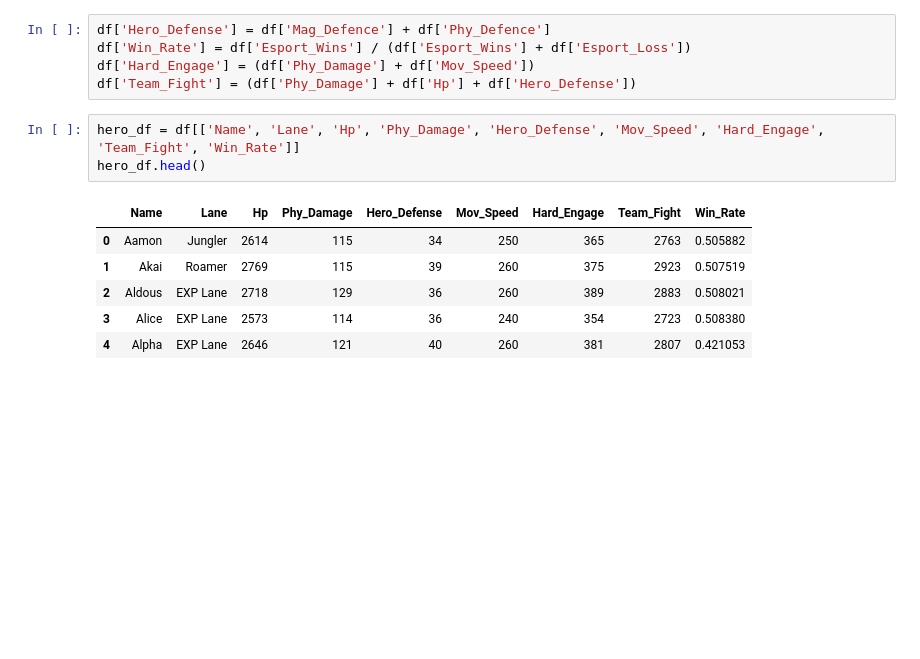
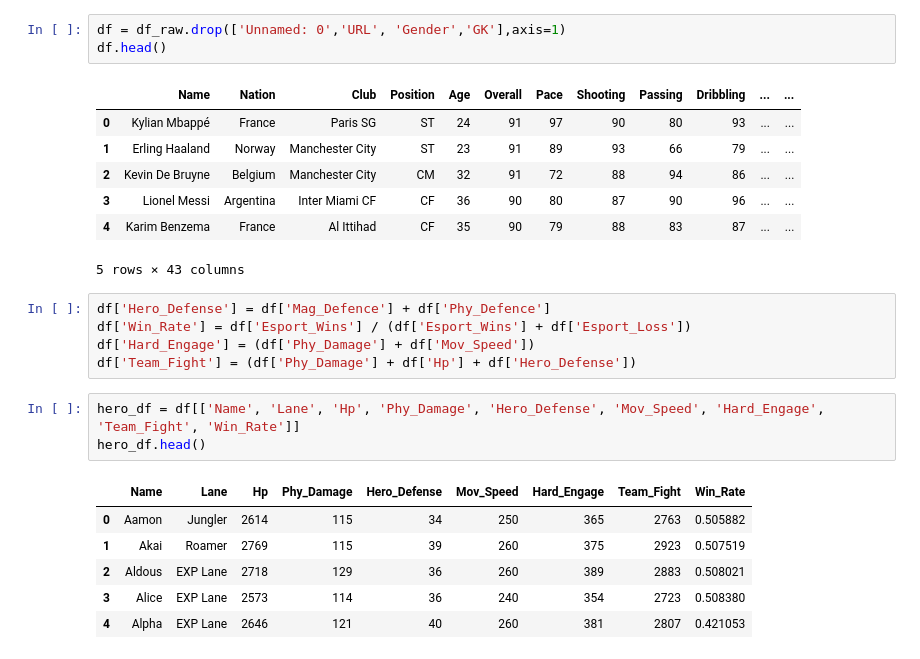
Before and after one commit to muftialroaz/fc24_dream_team_GA, a Jupyter notebook: main_Init.ipynb, the cells around one changed output. Saved outputs shown, nothing was run; the diff lists cells and outputs as text; blank space fills up the shorter version.

```diff
--- a/main_Init.ipynb
+++ b/main_Init.ipynb
@@ -15,3 +15,14 @@ df.head()
+# %%
+df = df_raw.drop(['Unnamed: 0','URL', 'Gender','GK'],axis=1)
+df.head()
+# %% [output]
+|  | Name | Nation | Club | Position | Age | Overall | Pace | Shooting | Passing | Dribbling | ... | ... |
+| 0 | Kylian Mbappé | France | Paris SG | ST | 24 | 91 | 97 | 90 | 80 | 93 | ... | ... |
+| 1 | Erling Haaland | Norway | Manchester City | ST | 23 | 91 | 89 | 93 | 66 | 79 | ... | ... |
+| 2 | Kevin De Bruyne | Belgium | Manchester City | CM | 32 | 91 | 72 | 88 | 94 | 86 | ... | ... |
+| 3 | Lionel Messi | Argentina | Inter Miami CF | CF | 36 | 90 | 80 | 87 | 90 | 96 | ... | ... |
+| 4 | Karim Benzema | France | Al Ittihad | CF | 35 | 90 | 79 | 88 | 83 | 87 | ... | ... |
+5 rows × 43 columns
 # %%
 df['Hero_Defense'] = df['Mag_Defence'] + df['Phy_Defence']
 df['Win_Rate'] = df['Esport_Wins'] / (df['Esport_Wins'] + df['Esport_Loss'])
```
Also changed, not shown: parts of 4 cells of this notebook, 2 other files.
